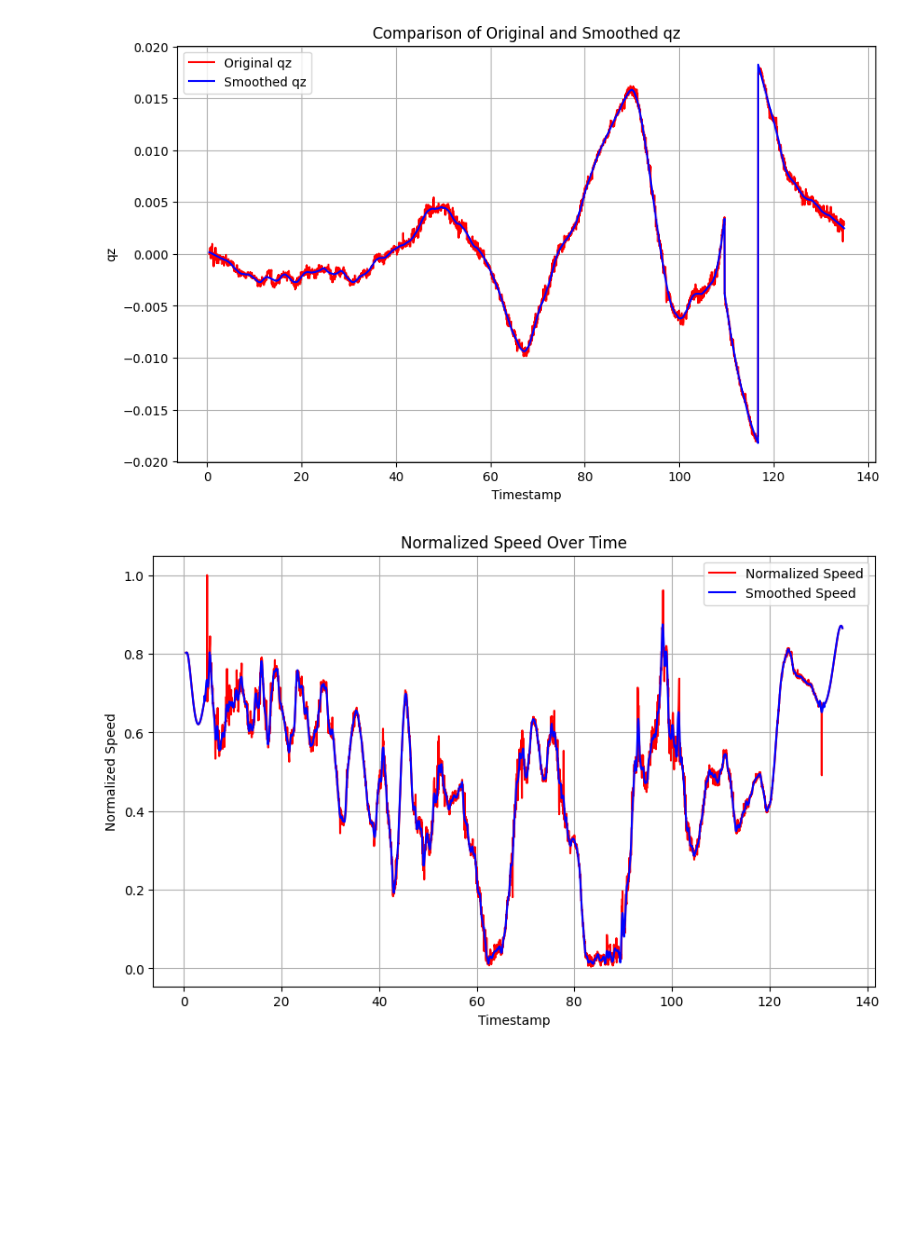
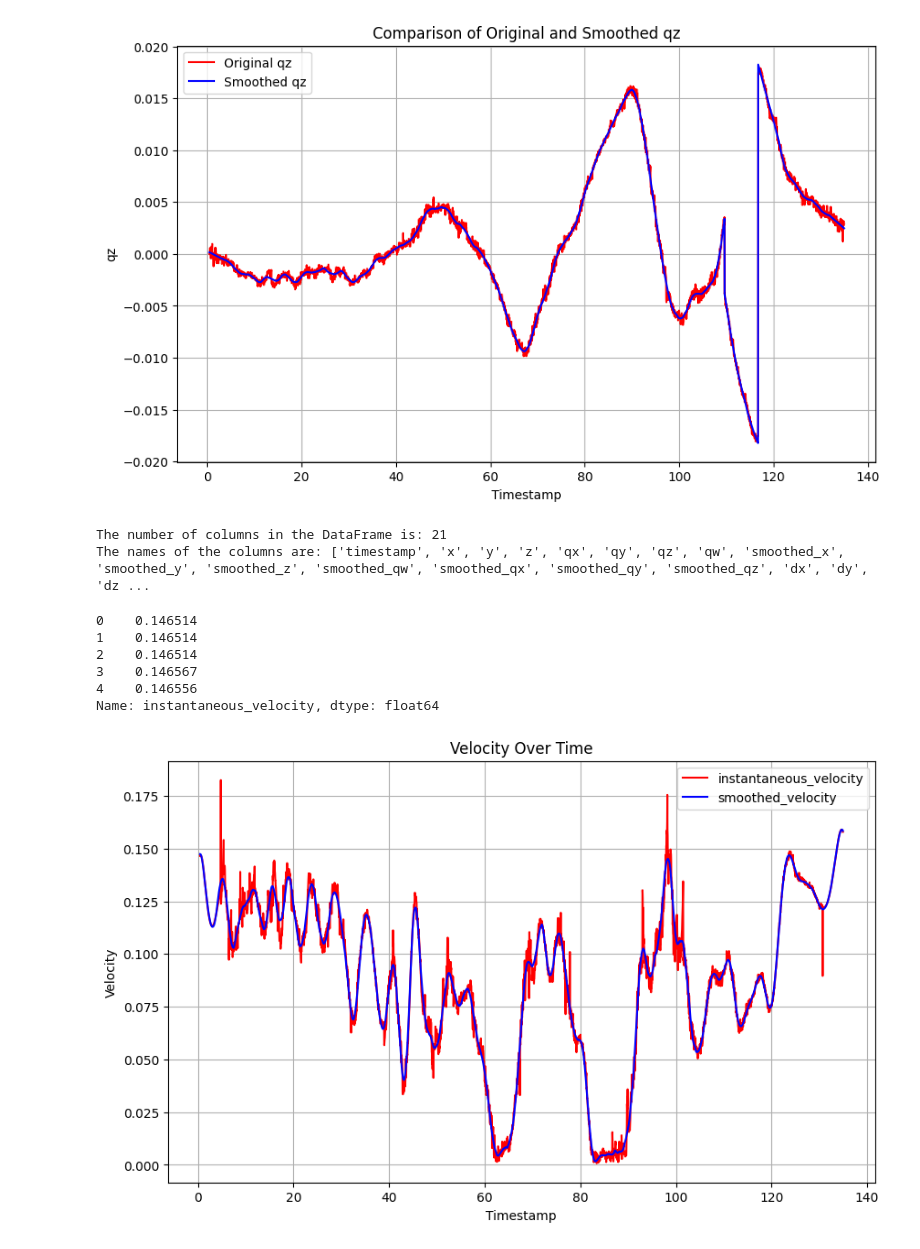
Before and after one commit to qphulong/stella_slam_trajectory_extract, a Jupyter notebook: post_process_trajectory.ipynb, the cells around one changed output. Drawn from its saved outputs; the diff is of its cells as text; code cells hidden in the pictures; blank space fills up the shorter version.

```diff
--- a/post_process_trajectory.ipynb
+++ b/post_process_trajectory.ipynb
@@ -233,14 +203,41 @@ if df.shape[0] > 1:
+# %%
+column_names = df.columns
+num_columns = len(column_names)
+
+print(f"The number of columns in the DataFrame is: {num_columns}")
+print(f"The names of the columns are: {list(column_names)}")
+# %% [output]
+The number of columns in the DataFrame is: 21
+The names of the columns are: ['timestamp', 'x', 'y', 'z', 'qx', 'qy', 'qz', 'qw', 'smoothed_x', 'smoothed_y', 'smoothed_z', 'smoothed_qw', 'smoothed_qx', 'smoothed_qy', 'smoothed_qz', 'dx', 'dy', 'dz ...
+# %%
+df['dx'] = df['smoothed_x'].diff()  # Change in x
+df['dy'] = df['smoothed_y'].diff()  # Change in y
+df['dz'] = df['smoothed_z'].diff()  # Change in z
+
+# Calculate the time difference (timestamp is already in seconds)
+df['dt'] = df['timestamp'].diff()  # Time difference in seconds
+
+# Calculate the instantaneous velocity (magnitude of velocity vector)
+df['instantaneous_velocity'] = np.sqrt(df['dx']**2 + df['dy']**2 + df['dz']**2) / df['dt']
+df.loc[0:2, 'instantaneous_velocity'] = df.loc[2, 'instantaneous_velocity']
+# %% [output]
+0    0.146514
+1    0.146514
+2    0.146514
+3    0.146567
+4    0.146556
+Name: instantaneous_velocity, dtype: float64
 # %%
-df['smoothed_speed'] = savgol_filter(df['speed_normalized'], 32, 4)
+df['smoothed_velocity'] = savgol_filter(df['instantaneous_velocity'], 128+32, 4)
 
 plt.figure(figsize=(10, 6))  # Set the figure size
-plt.plot(df['timestamp'], df['speed_normalized'], label='Normalized Speed', color='red')
-plt.plot(df['timestamp'], df['speed_smoothed'], label='Smoothed Speed', color='blue')
+plt.plot(df['timestamp'], df['instantaneous_velocity'], label='instantaneous_velocity', color='red')
+plt.plot(df['timestamp'], df['smoothed_velocity'], label='smoothed_velocity', color='blue')
 plt.xlabel('Timestamp')  # Label for the x-axis
-plt.ylabel('Normalized Speed')  # Label for the y-axis
-plt.title('Normalized Speed Over Time')  # Title of the plot
+plt.ylabel('Velocity')  # Label for the y-axis
+plt.title('Velocity Over Time')  # Title of the plot
 plt.legend()  # Show legend
 plt.grid(True)  # Add a grid for better readability
 plt.show()  # Display the plot
 # %% [output]
-[figure, old version]
+[figure, new version]
```
Also changed, not shown: parts of 3 cells of this notebook.
